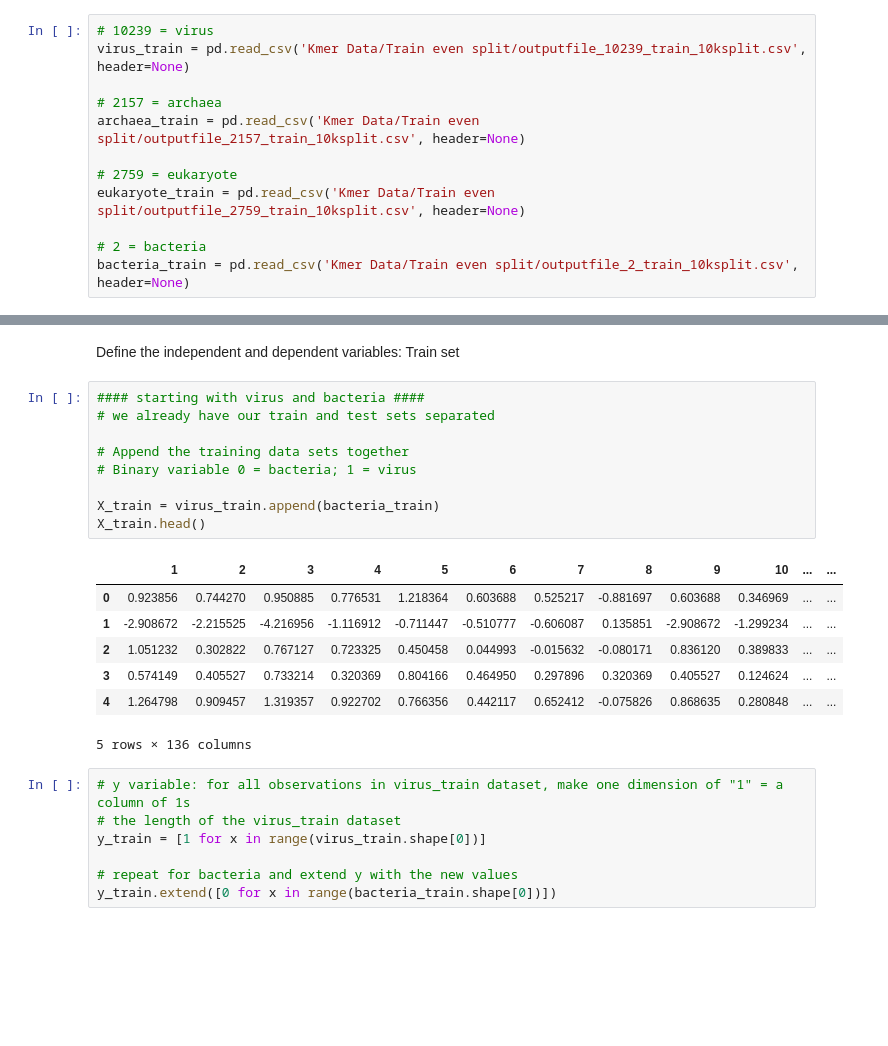
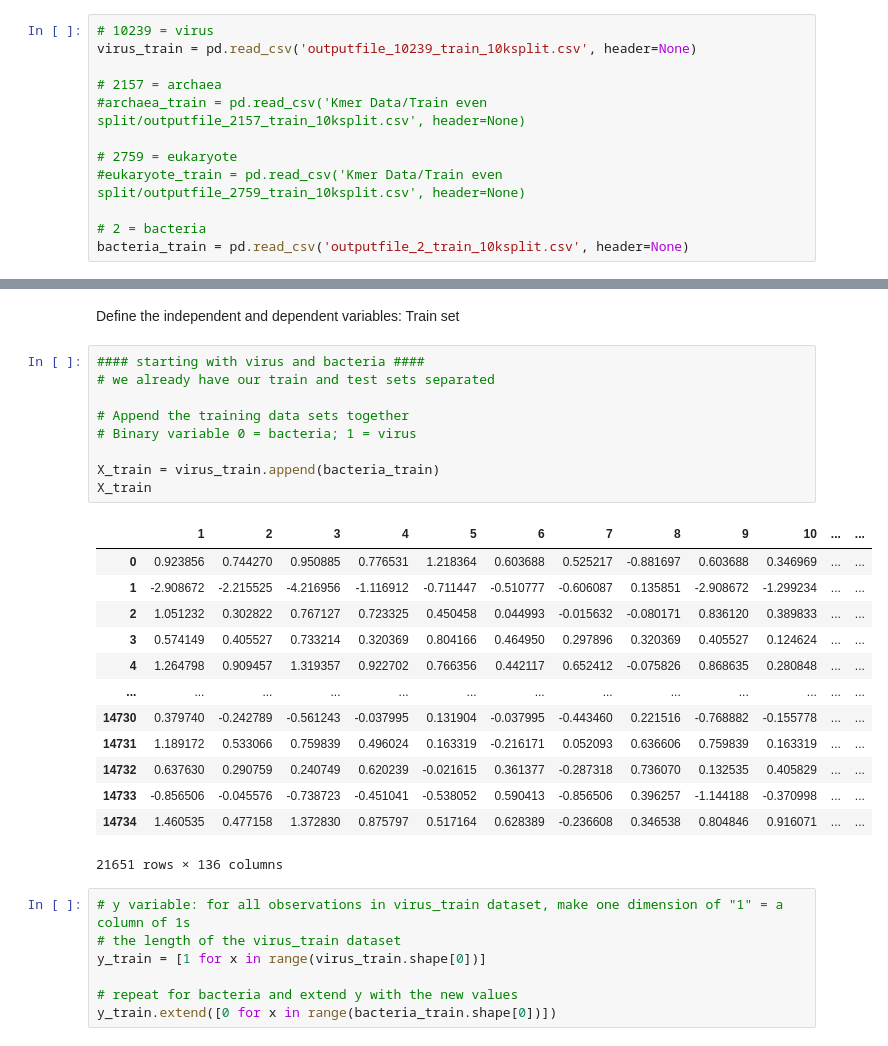
Before and after one commit to USDA-ARS-GBRU/Dataset_shift_LR_KNN, a Jupyter notebook: Kmer_LR_3.ipynb, the cells around one changed output, grey strips where cells are left out. Drawn from its saved outputs; the diff is of its cells as text; blank space fills up the shorter version.

```diff
--- a/Kmer_LR_3.ipynb
+++ b/Kmer_LR_3.ipynb
@@ -18,16 +18,16 @@ import sklearn
 ### Load training sets
 # %%
 # 10239 = virus
-virus_train = pd.read_csv('Kmer Data/Train even split/outputfile_10239_train_10ksplit.csv', header=None)
+virus_train = pd.read_csv('outputfile_10239_train_10ksplit.csv', header=None)
 
 # 2157 = archaea
-archaea_train = pd.read_csv('Kmer Data/Train even split/outputfile_2157_train_10ksplit.csv', header=None)
+#archaea_train = pd.read_csv('Kmer Data/Train even split/outputfile_2157_train_10ksplit.csv', header=None)
 
 # 2759 = eukaryote
-eukaryote_train = pd.read_csv('Kmer Data/Train even split/outputfile_2759_train_10ksplit.csv', header=None)
+#eukaryote_train = pd.read_csv('Kmer Data/Train even split/outputfile_2759_train_10ksplit.csv', header=None)
 
 # 2 = bacteria
-bacteria_train = pd.read_csv('Kmer Data/Train even split/outputfile_2_train_10ksplit.csv', header=None)
+bacteria_train = pd.read_csv('outputfile_2_train_10ksplit.csv', header=None)
 # %% [markdown]
 ### Load test sets
 # %%
@@ -140,20 +134,26 @@ Define the independent and dependent variables: Train set
 # %%
 #### starting with virus and bacteria ####
 # we already have our train and test sets separated
 
 # Append the training data sets together
 # Binary variable 0 = bacteria; 1 = virus
 
 X_train = virus_train.append(bacteria_train)
-X_train.head()
+X_train
 # %% [output]
 |  | 1 | 2 | 3 | 4 | 5 | 6 | 7 | 8 | 9 | 10 | ... | ... |
 | 0 | 0.923856 | 0.744270 | 0.950885 | 0.776531 | 1.218364 | 0.603688 | 0.525217 | -0.881697 | 0.603688 | 0.346969 | ... | ... |
 | 1 | -2.908672 | -2.215525 | -4.216956 | -1.116912 | -0.711447 | -0.510777 | -0.606087 | 0.135851 | -2.908672 | -1.299234 | ... | ... |
 | 2 | 1.051232 | 0.302822 | 0.767127 | 0.723325 | 0.450458 | 0.044993 | -0.015632 | -0.080171 | 0.836120 | 0.389833 | ... | ... |
 | 3 | 0.574149 | 0.405527 | 0.733214 | 0.320369 | 0.804166 | 0.464950 | 0.297896 | 0.320369 | 0.405527 | 0.124624 | ... | ... |
 | 4 | 1.264798 | 0.909457 | 1.319357 | 0.922702 | 0.766356 | 0.442117 | 0.652412 | -0.075826 | 0.868635 | 0.280848 | ... | ... |
+| ... | ... | ... | ... | ... | ... | ... | ... | ... | ... | ... | ... | ... |
+| 14730 | 0.379740 | -0.242789 | -0.561243 | -0.037995 | 0.131904 | -0.037995 | -0.443460 | 0.221516 | -0.768882 | -0.155778 | ... | ... |
+| 14731 | 1.189172 | 0.533066 | 0.759839 | 0.496024 | 0.163319 | -0.216171 | 0.052093 | 0.636606 | 0.759839 | 0.163319 | ... | ... |
+| 14732 | 0.637630 | 0.290759 | 0.240749 | 0.620239 | -0.021615 | 0.361377 | -0.287318 | 0.736070 | 0.132535 | 0.405829 | ... | ... |
+| 14733 | -0.856506 | -0.045576 | -0.738723 | -0.451041 | -0.538052 | 0.590413 | -0.856506 | 0.396257 | -1.144188 | -0.370998 | ... | ... |
+| 14734 | 1.460535 | 0.477158 | 1.372830 | 0.875797 | 0.517164 | 0.628389 | -0.236608 | 0.346538 | 0.804846 | 0.916071 | ... | ... |
-5 rows × 136 columns
+21651 rows × 136 columns
 # %%
 # y variable: for all observations in virus_train dataset, make one dimension of "1" = a column of 1s
 # the length of the virus_train dataset
```
Also changed, not shown: parts of 23 cells of this notebook, 1 other file.
